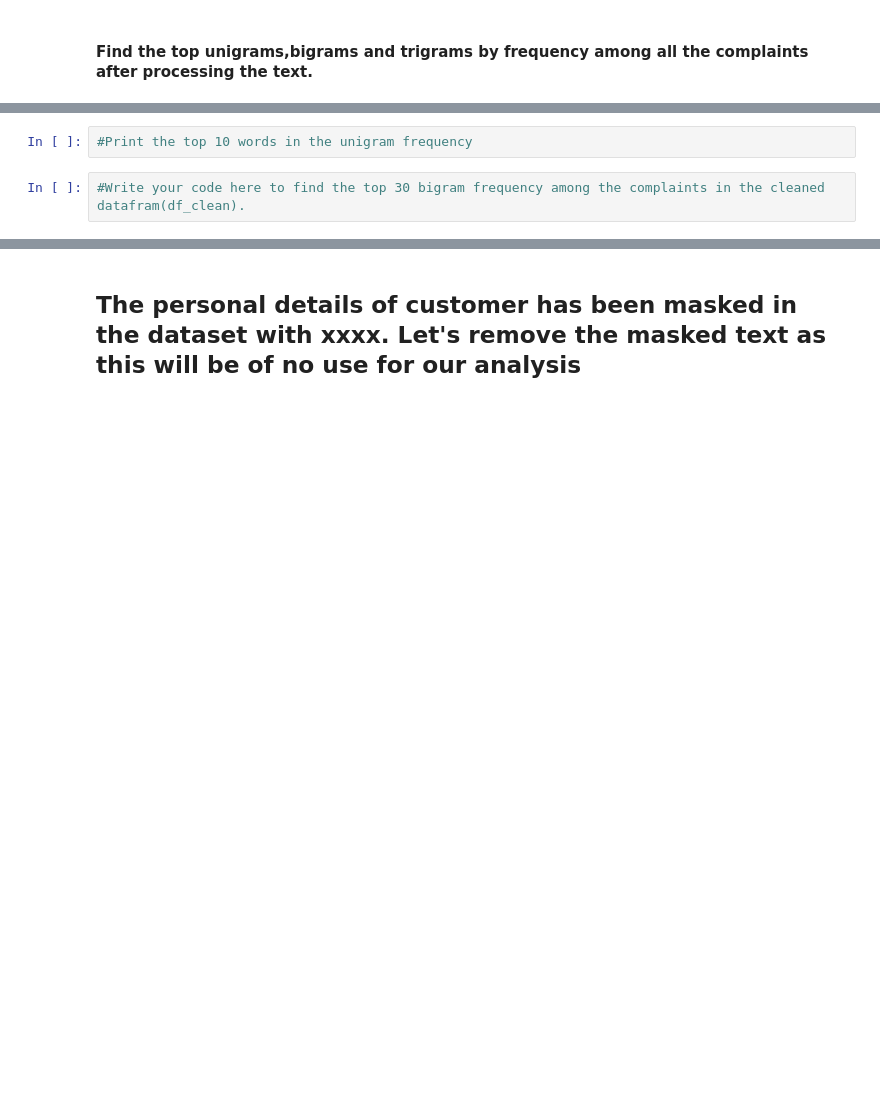
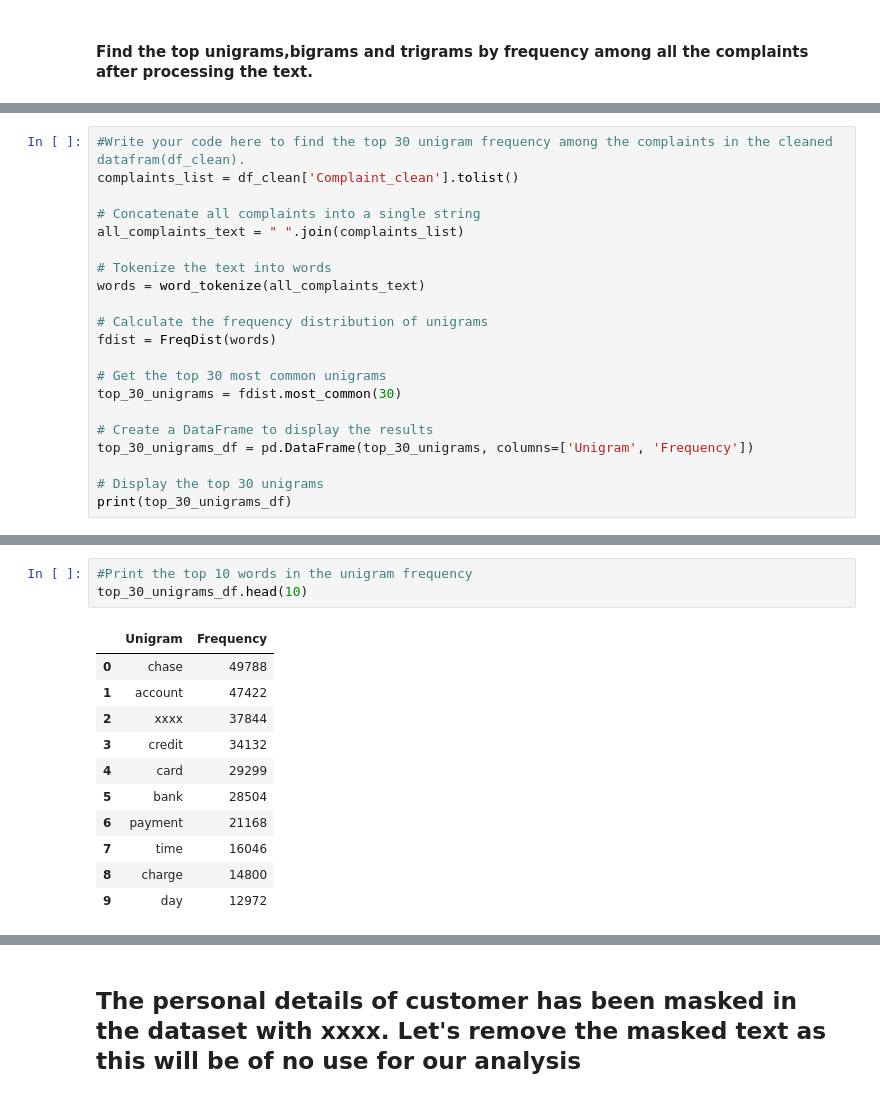
Before and after one commit to udaykirankavaturu/kaggle, a Jupyter notebook: complaint-ticket-classification-topic-modelling.ipynb, the cells around one changed output, grey strips where cells are left out. Saved outputs shown, nothing was run; the diff lists cells and outputs as text; blank space fills up the shorter version.

```diff
--- a/complaint-ticket-classification-topic-modelling.ipynb
+++ b/complaint-ticket-classification-topic-modelling.ipynb
@@ -333,0 +352,21 @@ df_clean['Complaint_clean'] = df_clean['complaint_POS_removed'].str.replace('-PR
+# %%
+#Write your code here to find the top 30 unigram frequency among the complaints in the cleaned datafram(df_clean).
+complaints_list = df_clean['Complaint_clean'].tolist()
+
+# Concatenate all complaints into a single string
+all_complaints_text = " ".join(complaints_list)
+
+# Tokenize the text into words
+words = word_tokenize(all_complaints_text)
+
+# Calculate the frequency distribution of unigrams
+fdist = FreqDist(words)
+
+# Get the top 30 most common unigrams
+top_30_unigrams = fdist.most_common(30)
+
+# Create a DataFrame to display the results
+top_30_unigrams_df = pd.DataFrame(top_30_unigrams, columns=['Unigram', 'Frequency'])
+
+# Display the top 30 unigrams
+print(top_30_unigrams_df)
@@ -334,4 +391,15 @@ df_clean['Complaint_clean'] = df_clean['complaint_POS_removed'].str.replace('-PR
 # %%
 #Print the top 10 words in the unigram frequency
+top_30_unigrams_df.head(10)
+# %% [output]
+|  | Unigram | Frequency |
+| 0 | chase | 49788 |
+| 1 | account | 47422 |
+| 2 | xxxx | 37844 |
+| 3 | credit | 34132 |
+| 4 | card | 29299 |
+| 5 | bank | 28504 |
+| 6 | payment | 21168 |
+| 7 | time | 16046 |
+| 8 | charge | 14800 |
+| 9 | day | 12972 |
-# %%
-#Write your code here to find the top 30 bigram frequency among the complaints in the cleaned datafram(df_clean).
```
Also changed, not shown: parts of 23 cells of this notebook.
